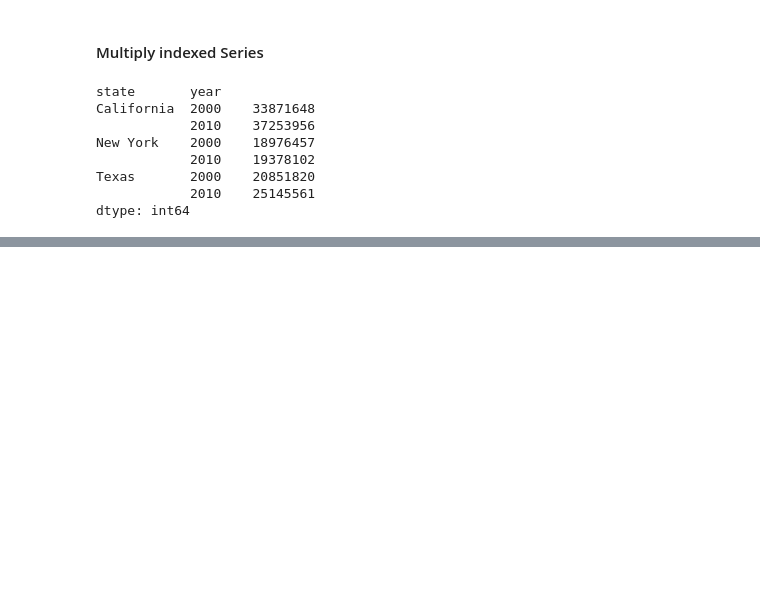
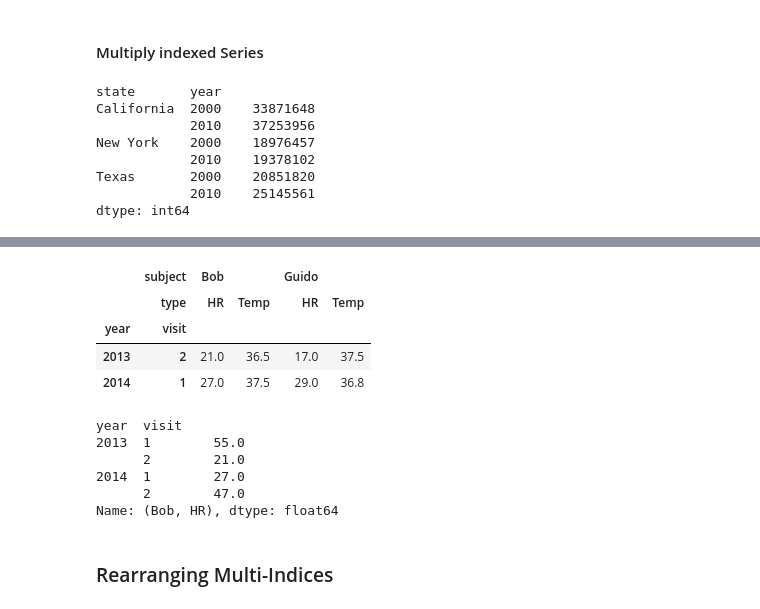
Before and after one commit to f0anits1o/Python-Data-Analysis, a Jupyter notebook: pandas2.ipynb, the cells around one changed output, grey strips where cells are left out. Saved outputs shown, nothing was run; the diff lists cells and outputs as text; code cells hidden in the pictures; blank space fills up the shorter version.

```diff
--- a/pandas2.ipynb
+++ b/pandas2.ipynb
@@ -1204,0 +1283,19 @@ dtype: int64
+# %%
+health_data.iloc[1:3, :4]
+# %% [output]
+|  | subject | Bob |  | Guido |  |
+|  | type | HR | Temp | HR | Temp |
+| year | visit |  |  |  |  |
+| 2013 | 2 | 21.0 | 36.5 | 17.0 | 37.5 |
+| 2014 | 1 | 27.0 | 37.5 | 29.0 | 36.8 |
+# %%
+health_data.loc[:, ('Bob', 'HR')]
+# %% [output]
+year  visit
+2013  1        55.0
+      2        21.0
+2014  1        27.0
+      2        47.0
+Name: (Bob, HR), dtype: float64
+# %% [markdown]
+### Rearranging Multi-Indices
```
Also changed, not shown: parts of 35 cells of this notebook.
